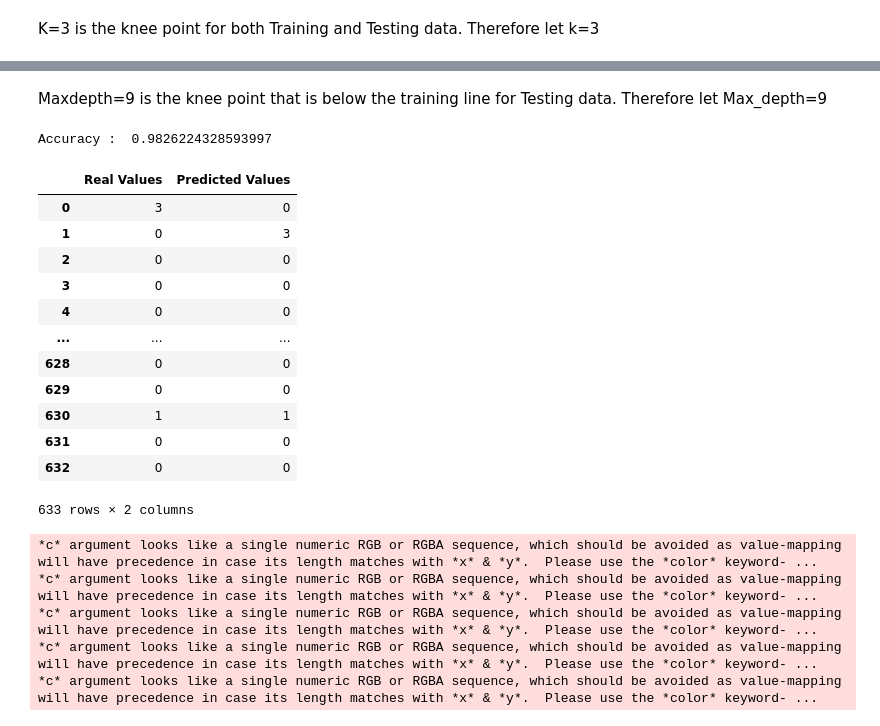
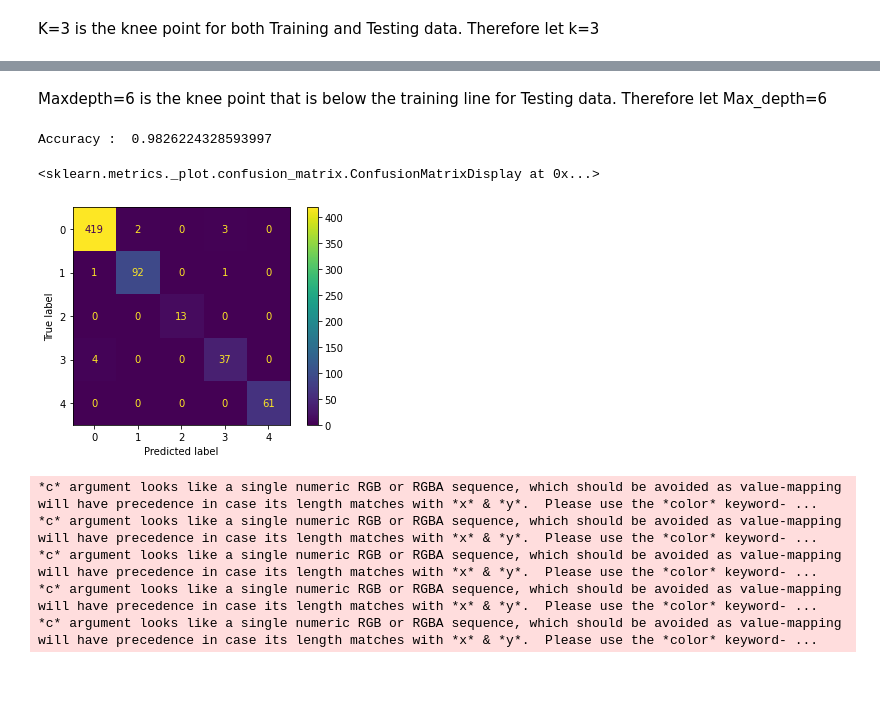
Before and after one commit to WeichenTeo/CSC3005-Data-Analytics, a Jupyter notebook: DataAnalytics.ipynb, the cells around one changed output, grey strips where cells are left out. Saved outputs shown, nothing was run; the diff lists cells and outputs as text; code cells hidden in the pictures; blank space fills up the shorter version.

Commit message:
Added confusion matrix

```diff
--- a/DataAnalytics.ipynb
+++ b/DataAnalytics.ipynb
@@ -412,36 +412,22 @@ Text(0, 0.5, 'Accuracy')
 # %% [markdown]
-Maxdepth=9 is the knee point that is below the training line for Testing data. Therefore let Max_depth=9
+Maxdepth=6 is the knee point that is below the training line for Testing data. Therefore let Max_depth=6
 # %%
 X_train, X_test, Y_train, Y_test = train_test_split(X_pca_2, hc, test_size=0.3, random_state=12)
 
-clf2 = tree.DecisionTreeClassifier(max_depth=5)
+clf2 = tree.DecisionTreeClassifier(max_depth=6)
 clf2 = clf2.fit(X_train, Y_train)
 Y_predTrain = clf2.predict(X_train)
 Y_predTest = clf2.predict(X_test)
 
 from sklearn.metrics import confusion_matrix
 cm = confusion_matrix(Y_test, Y_predTest)
 from sklearn.metrics import accuracy_score
 print ("Accuracy : ", accuracy_score(Y_test, Y_predTest))
-cm
-
-df = pd.DataFrame({'Real Values':Y_test, 'Predicted Values':Y_predTest})
-df
+plot_confusion_matrix(clf2, X_test, Y_test )
 # %% [output]
 Accuracy :  0.9826224328593997
-|  | Real Values | Predicted Values |
-| 0 | 3 | 0 |
-| 1 | 0 | 3 |
-| 2 | 0 | 0 |
-| 3 | 0 | 0 |
-| 4 | 0 | 0 |
-| ... | ... | ... |
-| 628 | 0 | 0 |
-| 629 | 0 | 0 |
-| 630 | 1 | 1 |
-| 631 | 0 | 0 |
-| 632 | 0 | 0 |
-633 rows × 2 columns
+<sklearn.metrics._plot.confusion_matrix.ConfusionMatrixDisplay at 0x...>
+[figure, added]
 # %%
 from matplotlib.colors import ListedColormap
 X_set, y_set = X_test, Y_test
```
Also changed, not shown: parts of 3 cells of this notebook.
